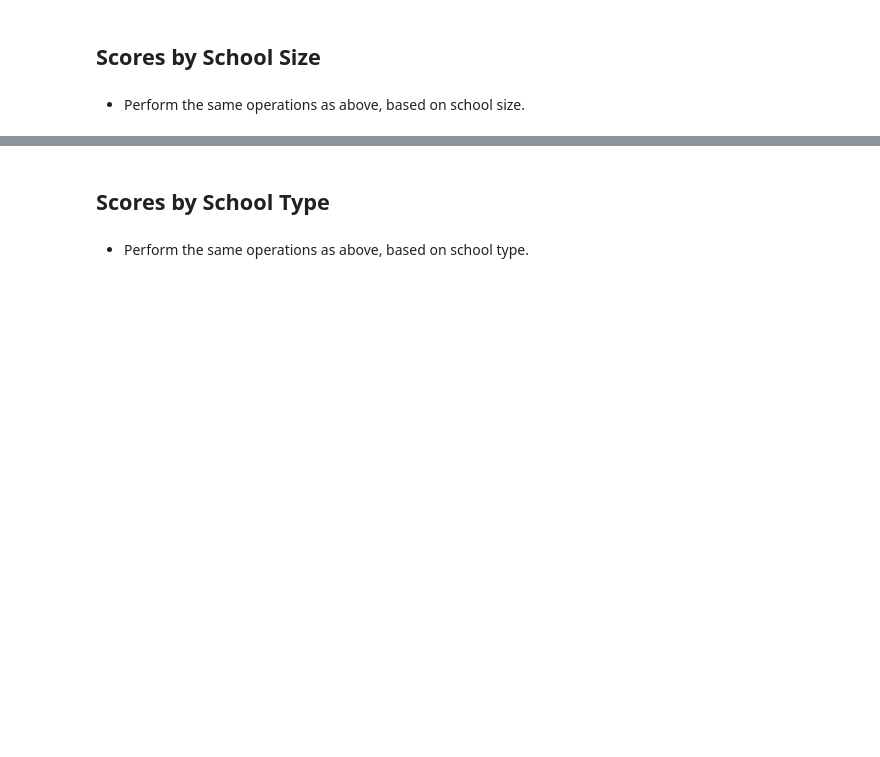
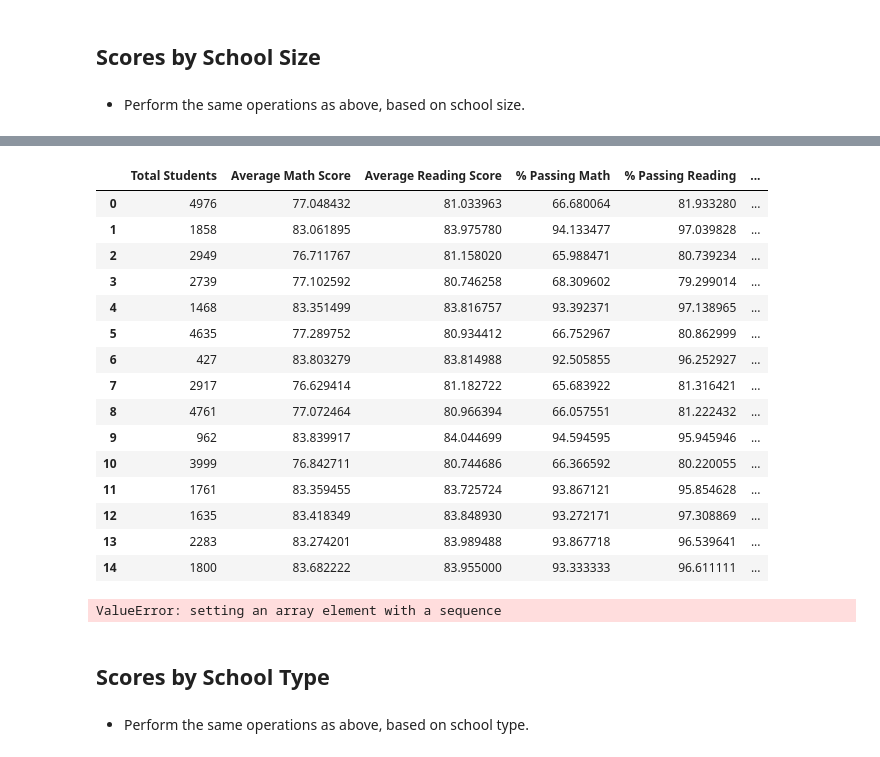
Before and after one commit to ericaleon/PandasChallenge, a Jupyter notebook: PyCitySchools_EL.ipynb, the cells around one changed output, grey strips where cells are left out. Drawn from its saved outputs; the diff is of its cells as text; code cells hidden in the pictures; blank space fills up the shorter version.

```diff
--- a/PyCitySchools_EL.ipynb
+++ b/PyCitySchools_EL.ipynb
@@ -114,0 +106,28 @@ dtype: object
+# %%
+# Group combined data by schools
+grp_school = data_combined.groupby('school_name')
+
+# Calculate metrics per school
+sch_type = grp_school['type'].unique()
+tot_student_s = grp_school['Student ID'].count()
+tot_budget_s = grpSchool['budget'].unique()
+stu_budget = tot_budget_s/tot_student_s
+avg_math_s = grpSchool['math_score'].mean()
+avg_read_s = grpSchool['reading_score'].mean()
+pct_math = pass_math_count_ser*100/tot_student_s
+pct_read = pass_read_count_ser*100/tot_student_s
+pct_overall = (pct_math + pct_read)/2
+
+
+# school_types = school_data.set_index(["school_name"])["type"]
+
+# combine calculated metrics into a mega dataframe
+school_perf = pd.DataFrame({"School Type":sch_type,"Total Students":tot_student_s,
+                           "Total School Budget":tot_budget_s,"Per Student Budget":stu_budget,
+                           "Average Math Score":avg_math_s,"Average Reading Score":avg_read_s,
+                           "% Passing Math":pct_math,"% Passing Reading":pct_read,
+                            "% Overall Passing Rate":pct_overall})
+
+# format budget columns
+# school_perf["Total School Budget"] = school_perf["Total School Budget"].map("${:.2f}".format)
+# school_perf["Per Student Budget"] = school_perf["Per Student Budget"].map("${:.2f}".format)
@@ -215,3 +318,39 @@ group_names = ["Small (<1000)", "Medium (1000-2000)", "Large (2000-5000)"]
+# %%
+# Set up bins and group names
+size_bins = [0, 1000, 2000, 5000]
+group_names = ["Small (<1000)", "Medium (1000-2000)", "Large (2000-5000)"]
+
+# Create reduced dataframe from school performance with needed columns
+school_size = pd.DataFrame(school_perf[['Total Students', 'Average Math Score', 'Average Reading Score',
+       '% Passing Math', '% Passing Reading', '% Overall Passing Rate']])
+
+school_size.reset_index(drop=True, inplace=True)
+school_size
+# %% [output]
+|  | Total Students | Average Math Score | Average Reading Score | % Passing Math | % Passing Reading | ... |
+| 0 | 4976 | 77.048432 | 81.033963 | 66.680064 | 81.933280 | ... |
+| 1 | 1858 | 83.061895 | 83.975780 | 94.133477 | 97.039828 | ... |
+| 2 | 2949 | 76.711767 | 81.158020 | 65.988471 | 80.739234 | ... |
+| 3 | 2739 | 77.102592 | 80.746258 | 68.309602 | 79.299014 | ... |
+| 4 | 1468 | 83.351499 | 83.816757 | 93.392371 | 97.138965 | ... |
+| 5 | 4635 | 77.289752 | 80.934412 | 66.752967 | 80.862999 | ... |
+| 6 | 427 | 83.803279 | 83.814988 | 92.505855 | 96.252927 | ... |
+| 7 | 2917 | 76.629414 | 81.182722 | 65.683922 | 81.316421 | ... |
+| 8 | 4761 | 77.072464 | 80.966394 | 66.057551 | 81.222432 | ... |
+| 9 | 962 | 83.839917 | 84.044699 | 94.594595 | 95.945946 | ... |
+| 10 | 3999 | 76.842711 | 80.744686 | 66.366592 | 80.220055 | ... |
+| 11 | 1761 | 83.359455 | 83.725724 | 93.867121 | 95.854628 | ... |
+| 12 | 1635 | 83.418349 | 83.848930 | 93.272171 | 97.308869 | ... |
+| 13 | 2283 | 83.274201 | 83.989488 | 93.867718 | 96.539641 | ... |
+| 14 | 1800 | 83.682222 | 83.955000 | 93.333333 | 96.611111 | ... |
+# %%
+school_size["School Size"] = pd.cut(school_size["Total Students"],size_bins, labels=group_names)
+
+school_size_grp = school_size.groupby("School Size")
+
+school_size_grp.head()
+# %% [output]
+ValueError: setting an array element with a sequence
 # %% [markdown]
 ## Scores by School Type
 # %% [markdown]
```
Also changed, not shown: parts of 22 cells of this notebook.
